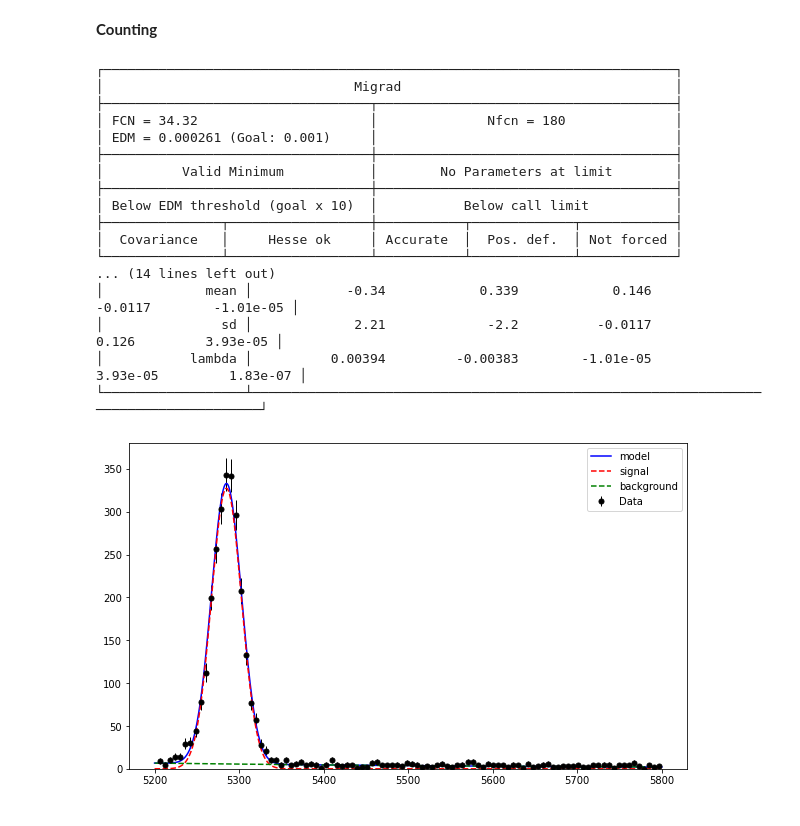
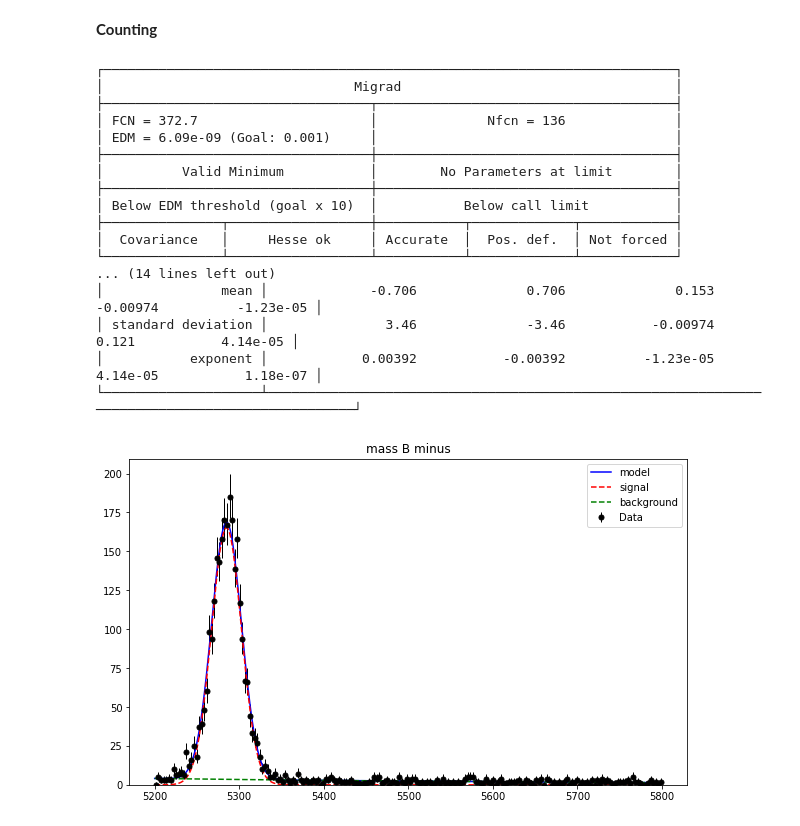
Before and after one commit to tsiligardi/PRA3024-Analysis-of-big-data-in-physics, a Jupyter notebook: LHCb_no_root_ipynb_final.ipynb, the cells around one changed output. Drawn from its saved outputs; the diff is of its cells as text; code cells hidden in the pictures.

```diff
--- a/LHCb_no_root_ipynb_final.ipynb
+++ b/LHCb_no_root_ipynb_final.ipynb
@@ -265,25 +234,27 @@ import mplhep
 # %%
+#Note that this cell with raise an error if run multiple time because on how zfit save the parameters.
+#if that happens, please delete and restart the runtime.
+limits=(5200,5800)
 mass=zfit.Space("mass",limits=(5200,5800))
 data = zfit.Data.from_numpy(obs=mass, array=mass_mother_cut)#selecting the data in that range
 
 #signal
 gauss_mean=zfit.Parameter("mean",5300,5200,5600)
-gauss_width=zfit.Parameter("sd",15,10,20)
+gauss_width=zfit.Parameter("standard deviation",15,10,20)
 gauss_norm=zfit.Parameter("signal yield",len(data.to_pandas())/30, 0, len(data.to_pandas())*3)
 
 
 #background
-lam=zfit.Parameter("lambda",-0.02, -2, +2)
+lam=zfit.Parameter("exponent",-0.02, -2, +2)
 exp_norm=zfit.Parameter("background yield",len(data.to_pandas())/30, 0, len(data.to_pandas())*2)
 # %%
 #creating the model
-limits=(5200,5400)
-bins=100
+bins=200
 signal=zfit.pdf.Gauss(obs=mass, mu=gauss_mean, sigma=gauss_width).create_extended(gauss_norm)
 bckg=zfit.pdf.Exponential(lam, obs=mass).create_extended(exp_norm)
 
 model=zfit.pdf.SumPDF([signal,bckg])
 
 #getting the model
-result,chi2=getModel(model,data,title="mass",limits=limits,bins=bins)
+result,chi2=getModel(model,data,bins=bins,limits=limits,title="mass of the B meson")
 # %% [output]
@@ -340,32 +296,32 @@ B_plus=f["DecayTree"].arrays(cut="({}==1)&{}".format(totalCharge,selection), lib
 # %%
 #Model B_minus
 H1_Bminus,H2_Bminus,H3_Bminus=getDaughterParticles(B_minus)
 mass_mother_Bminus=massMother(H1_Bminus,H2_Bminus,H3_Bminus,massK)
 
 
 data_B_minus=zfit.Data.from_numpy(obs=mass, array=mass_mother_Bminus)#selecting the data in that range
 
-params,chi_2_minus=getModel(model,data_B_minus,bins=bins)
+params,chi_2_minus=getModel(model,data_B_minus,bins=bins,title="mass B minus")
 N_minus=params[gauss_norm]["value"]
 # %% [output]
 ┌─────────────────────────────────────────────────────────────────────────┐
 │                                Migrad                                   │
 ├──────────────────────────────────┬──────────────────────────────────────┤
-│ FCN = 34.32                      │              Nfcn = 180              │
-│ EDM = 0.000261 (Goal: 0.001)     │                                      │
+│ FCN = 372.7                      │              Nfcn = 136              │
+│ EDM = 6.09e-09 (Goal: 0.001)     │                                      │
 ├──────────────────────────────────┼──────────────────────────────────────┤
 │          Valid Minimum           │        No Parameters at limit        │
 ├──────────────────────────────────┼──────────────────────────────────────┤
 │ Below EDM threshold (goal x 10)  │           Below call limit           │
 ├───────────────┬──────────────────┼───────────┬─────────────┬────────────┤
 │  Covariance   │     Hesse ok     │ Accurate  │  Pos. def.  │ Not forced │
 └───────────────┴──────────────────┴───────────┴─────────────┴────────────┘
 ... (14 lines left out)
-│             mean │            -0.34            0.339            0.146          -0.0117        -1.01e-05 │
-│               sd │             2.21             -2.2          -0.0117            0.126         3.93e-05 │
-│           lambda │          0.00394         -0.00383        -1.01e-05         3.93e-05         1.83e-07 │
-└──────────────────┴──────────────────────────────────────────────────────────────────────────────────────┘
+│               mean │             -0.706              0.706              0.153           -0.00974          -1.23e-05 │
+│ standard deviation │               3.46              -3.46           -0.00974              0.121           4.14e-05 │
+│           exponent │            0.00392           -0.00392          -1.23e-05           4.14e-05           1.18e-07 │
+└────────────────────┴────────────────────────────────────────────────────────────────────────────────────────────────┘
-[figure, old version]
+[figure, new version]
 # %%
 print("N minus: ",N_minus,"\nchi2 minus:",chi_2_minus)
 # %% [output]
```
Also changed, not shown: parts of 24 cells of this notebook.
